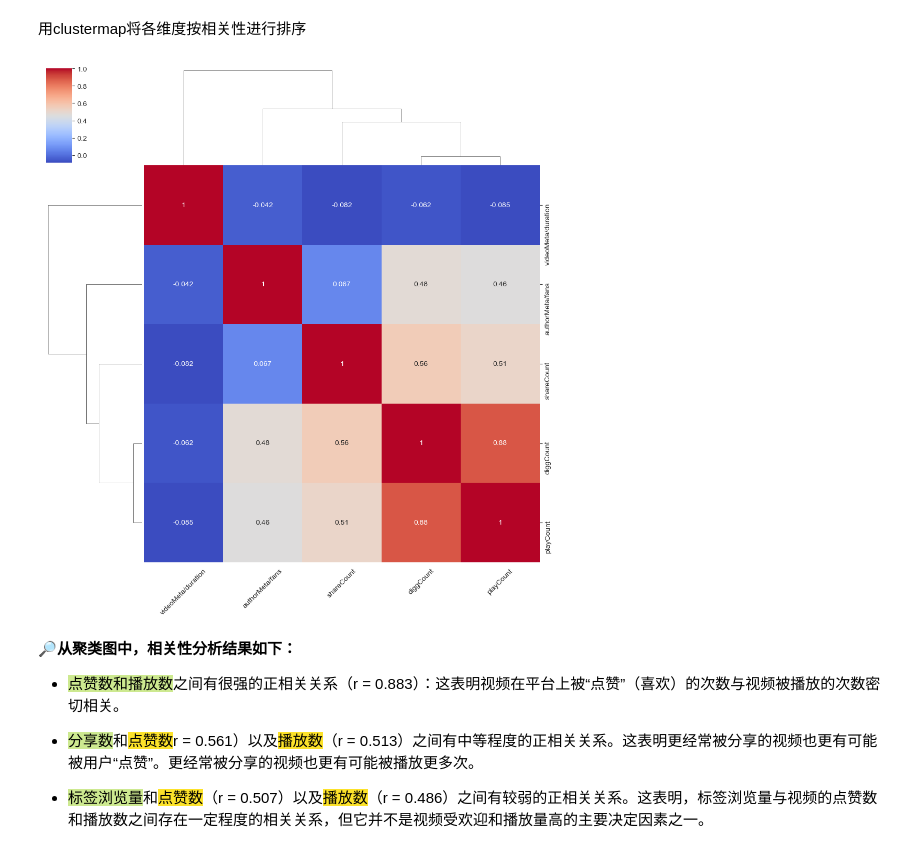
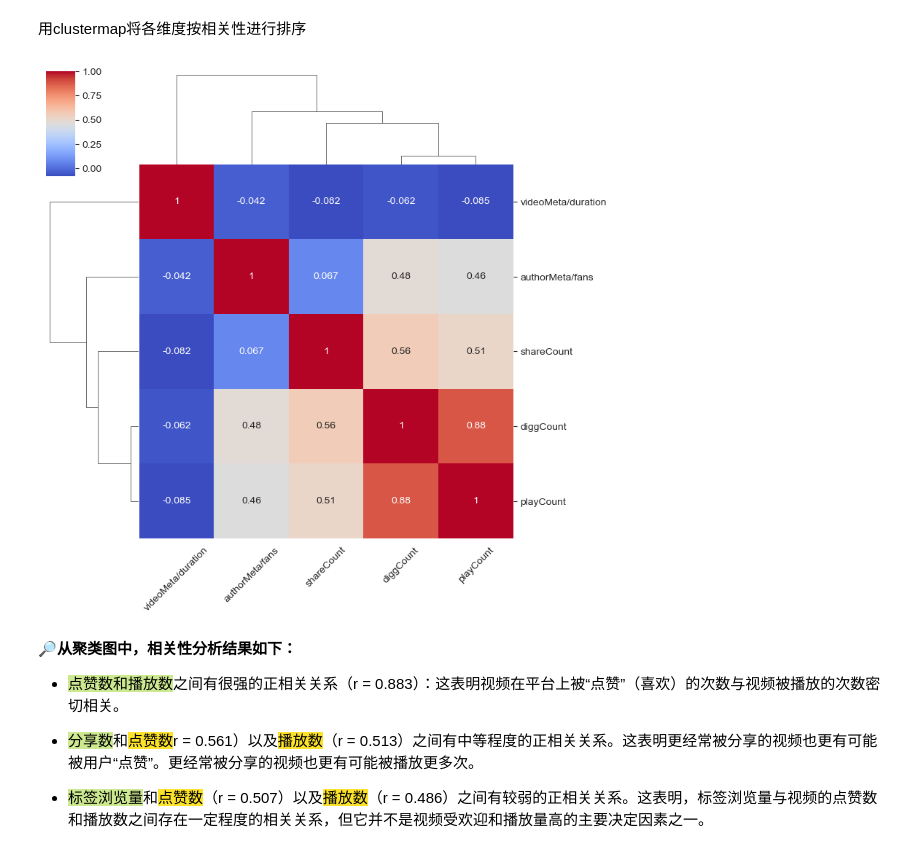
Before and after one commit to IAO210u/TikTok-Data-Analysis, a Jupyter notebook: TikTok-Analysis.ipynb, the cells around one changed output. Cells and saved outputs as stored; diff of their text form; code cells hidden in the pictures.

Commit message:
Resizing clustermap

```diff
--- a/TikTok-Analysis.ipynb
+++ b/TikTok-Analysis.ipynb
@@ -382,10 +382,10 @@ ax.set_title('各指标空值情况');
 # %% [markdown]
 用clustermap将各维度按相关性进行排序
 # %%
-g = sns.clustermap(pd.concat([X, y], axis=1).corr(), annot=True, cmap='coolwarm')
+g = sns.clustermap(pd.concat([X, y], axis=1).corr(), annot=True, cmap='coolwarm', figsize=(8,8))
 g.ax_heatmap.set_xticklabels(g.ax_heatmap.get_xticklabels(),rotation=45);
 # %% [output]
-[figure, old version]
+[figure, new version]
 # %% [markdown]
 **🔎从聚类图中，相关性分析结果如下：**
 
```
